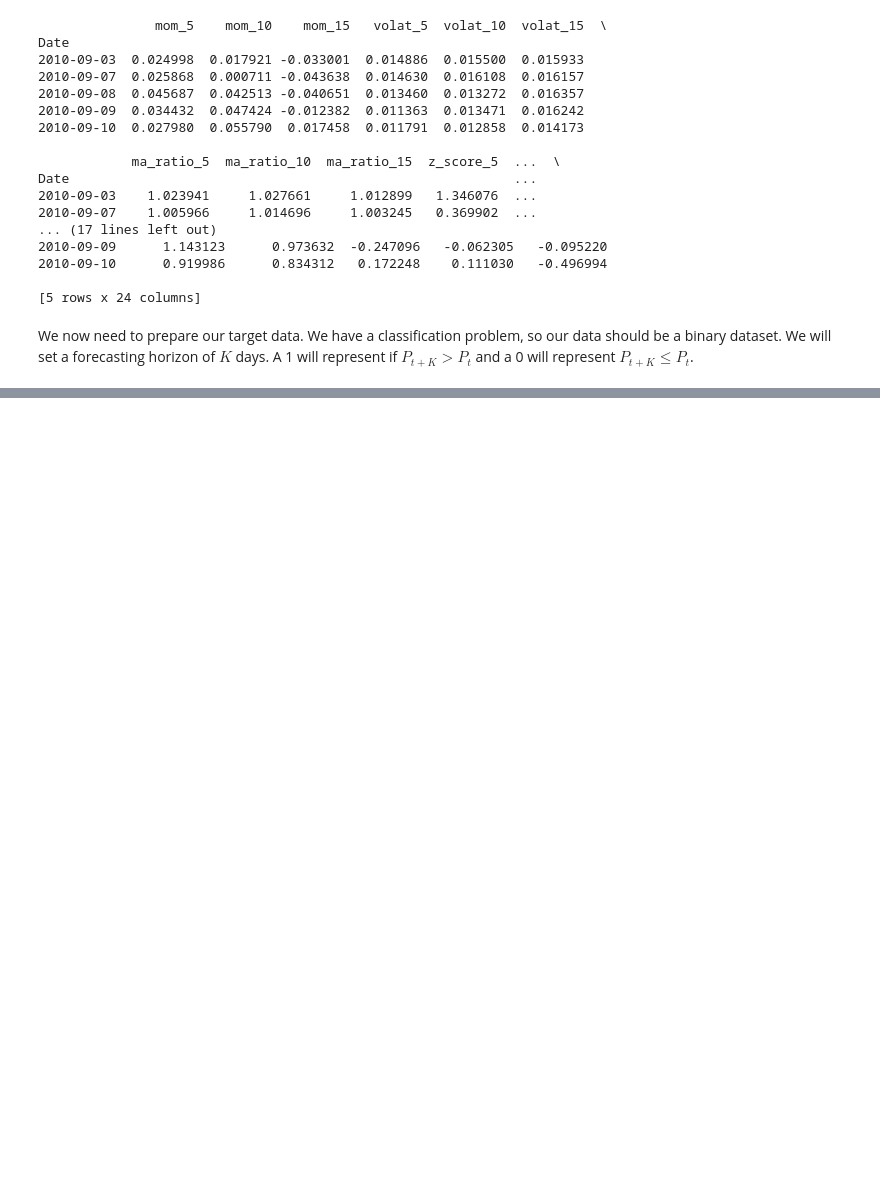
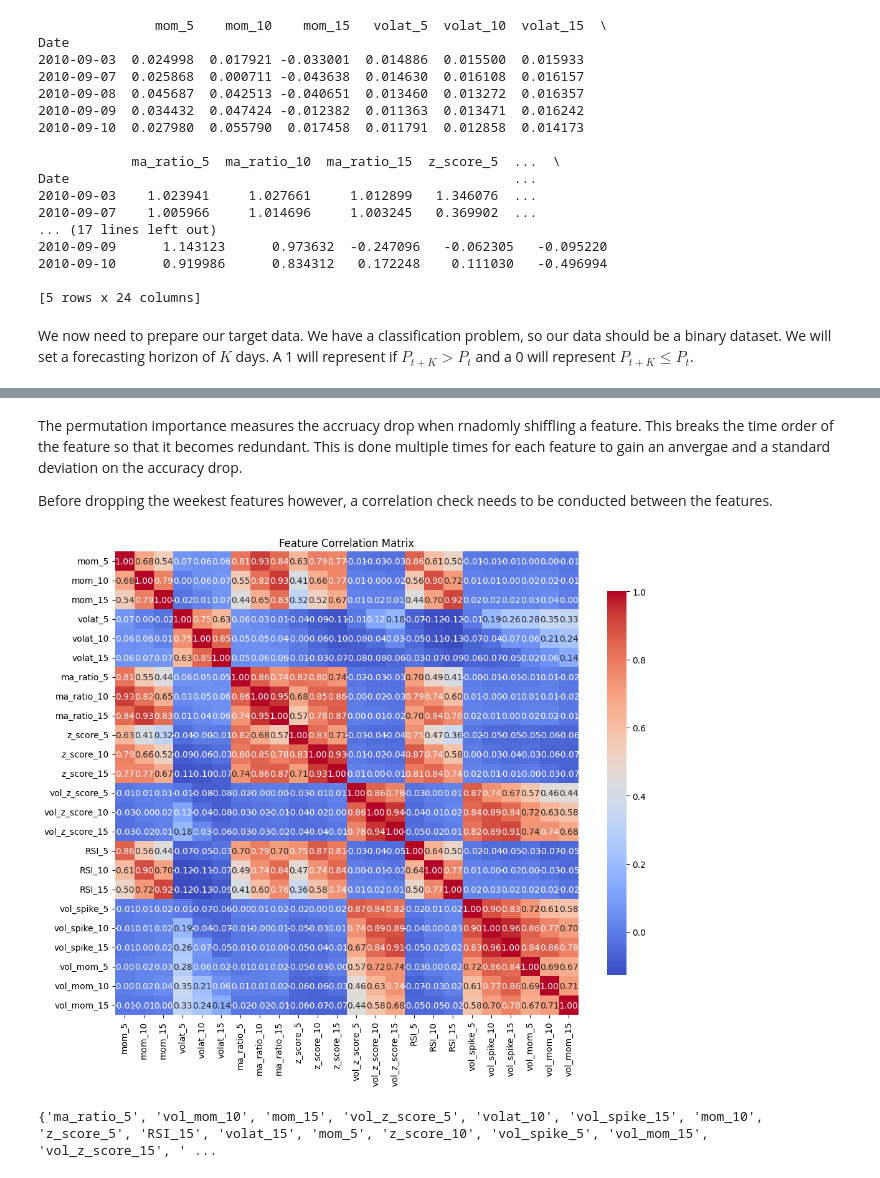
Before and after one commit to ptr-enjoyer/ml-alpha-factor-research, a Jupyter notebook: notebooks/02_ml_imp.ipynb, the cells around one changed output, grey strips where cells are left out. Drawn from its saved outputs; the diff is of its cells as text; code cells hidden in the pictures; blank space fills up the shorter version.

```diff
--- a/notebooks/02_ml_imp.ipynb
+++ b/notebooks/02_ml_imp.ipynb
@@ -174,0 +240,39 @@ Date                                                         ...
+# %% [markdown]
+The permutation importance measures the accruacy drop when rnadomly shiffling a feature. This breaks the time order of the feature so that it becomes redundant. This is done multiple times for each feature to gain an anvergae and a standard deviation on the accuracy drop.
+
+Before dropping the weekest features however, a correlation check needs to be conducted between the features.
+# %%
+import seaborn as sns
+
+X_corr = X_train.corr()
+plt.figure(figsize=(12, 10))
+sns.heatmap(X_corr, annot=True, fmt=".2f", cmap='coolwarm', square=True, cbar_kws={"shrink": .8})
+plt.title('Feature Correlation Matrix')
+plt.show()
+# %% [output]
+[figure, added]
+# %%
+def feat_select(X_train: pd.DataFrame, importances: pd.DataFrame, threshold: float = 0.85) -> list:
+    """
+    Select features based on permutation importance.
+    Parameters
+    ----------
+    importances : pd.DataFrame
+        DataFrame with 'feature', 'importance', and 'std' columns.
+    threshold : float, default 0.85
+    Returns
+    -------
+    selected_features : list
+        List of selected feature names and dropout features.
+    """
+    features = importances.iloc[:,0]
+    feat_set = set(features)
+    print(feat_set)
+
+    while feat_set:
+        feat = feat_set.pop()
+
+
+feat_select(X_corr.abs(), perm_df, threshold=0.85)
+# %% [output]
+{'ma_ratio_5', 'vol_mom_10', 'mom_15', 'vol_z_score_5', 'volat_10', 'vol_spike_15', 'mom_10', 'z_score_5', 'RSI_15', 'volat_15', 'mom_5', 'z_score_10', 'vol_spike_5', 'vol_mom_15', 'vol_z_score_15', ' ...
```
Also changed, not shown: parts of 6 cells of this notebook.
